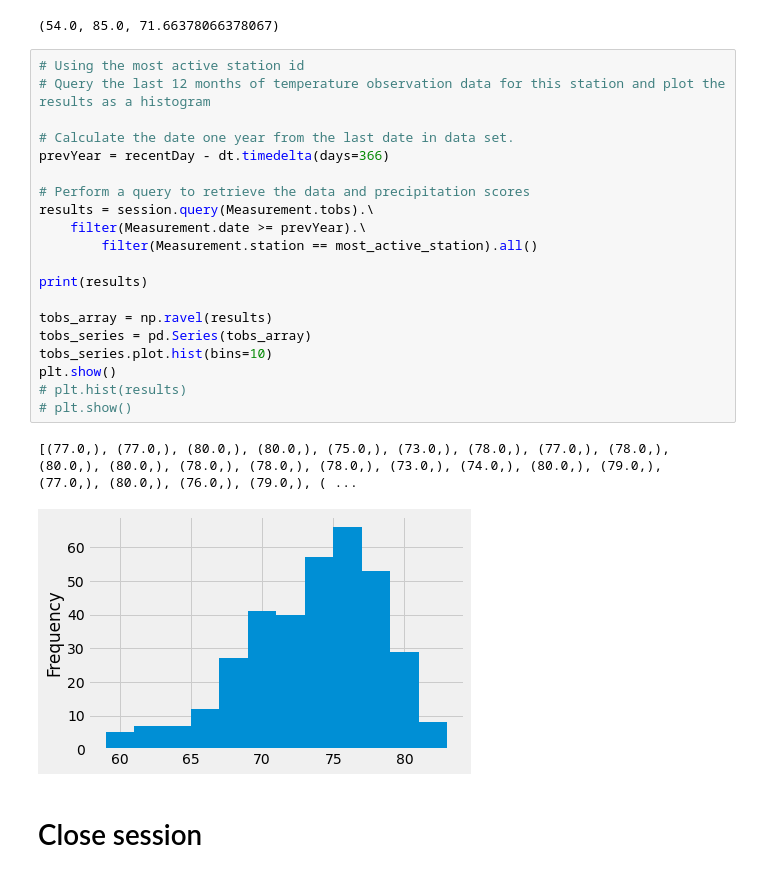
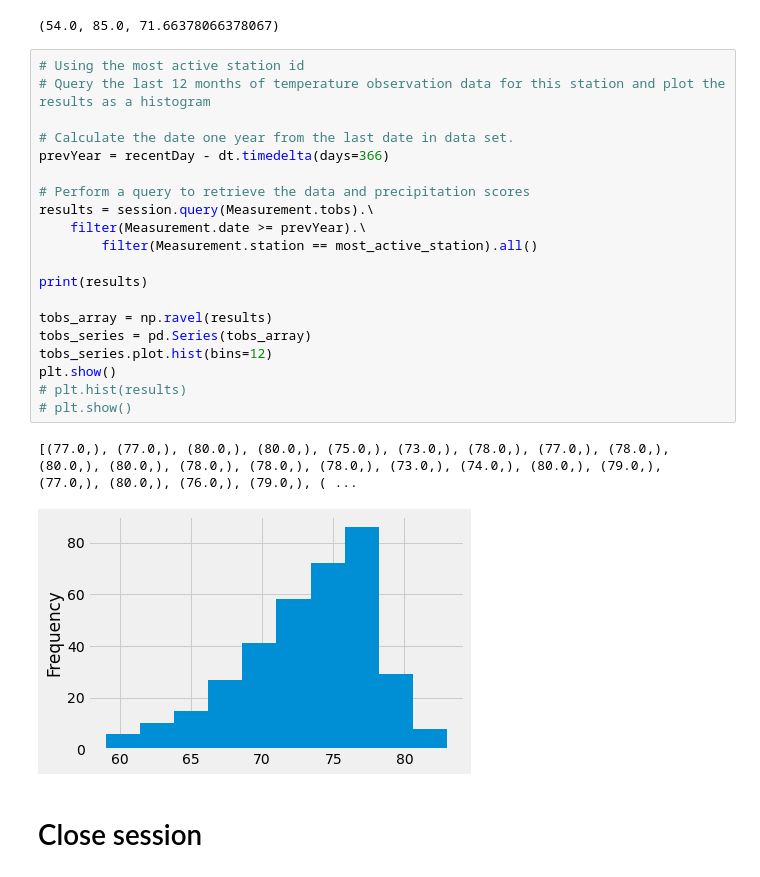
Before and after one commit to Barlow0471/sqlalchemy-challenge, a Jupyter notebook: climate_starter.ipynb, the cells around one changed output. Saved outputs shown, nothing was run; the diff lists cells and outputs as text.

```diff
--- a/climate_starter.ipynb
+++ b/climate_starter.ipynb
@@ -128,26 +127,26 @@ print(most_active_station_tobs)
 # %%
 # Using the most active station id
 # Query the last 12 months of temperature observation data for this station and plot the results as a histogram
 
 # Calculate the date one year from the last date in data set.
 prevYear = recentDay - dt.timedelta(days=366)
 
 # Perform a query to retrieve the data and precipitation scores
 results = session.query(Measurement.tobs).\
     filter(Measurement.date >= prevYear).\
         filter(Measurement.station == most_active_station).all()
 
 print(results)
 
 tobs_array = np.ravel(results)
 tobs_series = pd.Series(tobs_array)
-tobs_series.plot.hist(bins=10)
+tobs_series.plot.hist(bins=12)
 plt.show()
 # plt.hist(results)
 # plt.show()
 # %% [output]
 [(77.0,), (77.0,), (80.0,), (80.0,), (75.0,), (73.0,), (78.0,), (77.0,), (78.0,), (80.0,), (80.0,), (78.0,), (78.0,), (78.0,), (73.0,), (74.0,), (80.0,), (79.0,), (77.0,), (80.0,), (76.0,), (79.0,), ( ...
-[figure, old version]
+[figure, new version]
 # %% [markdown]
 # Close session
 # %%
```
Also changed, not shown: parts of 1 cell of this notebook.
